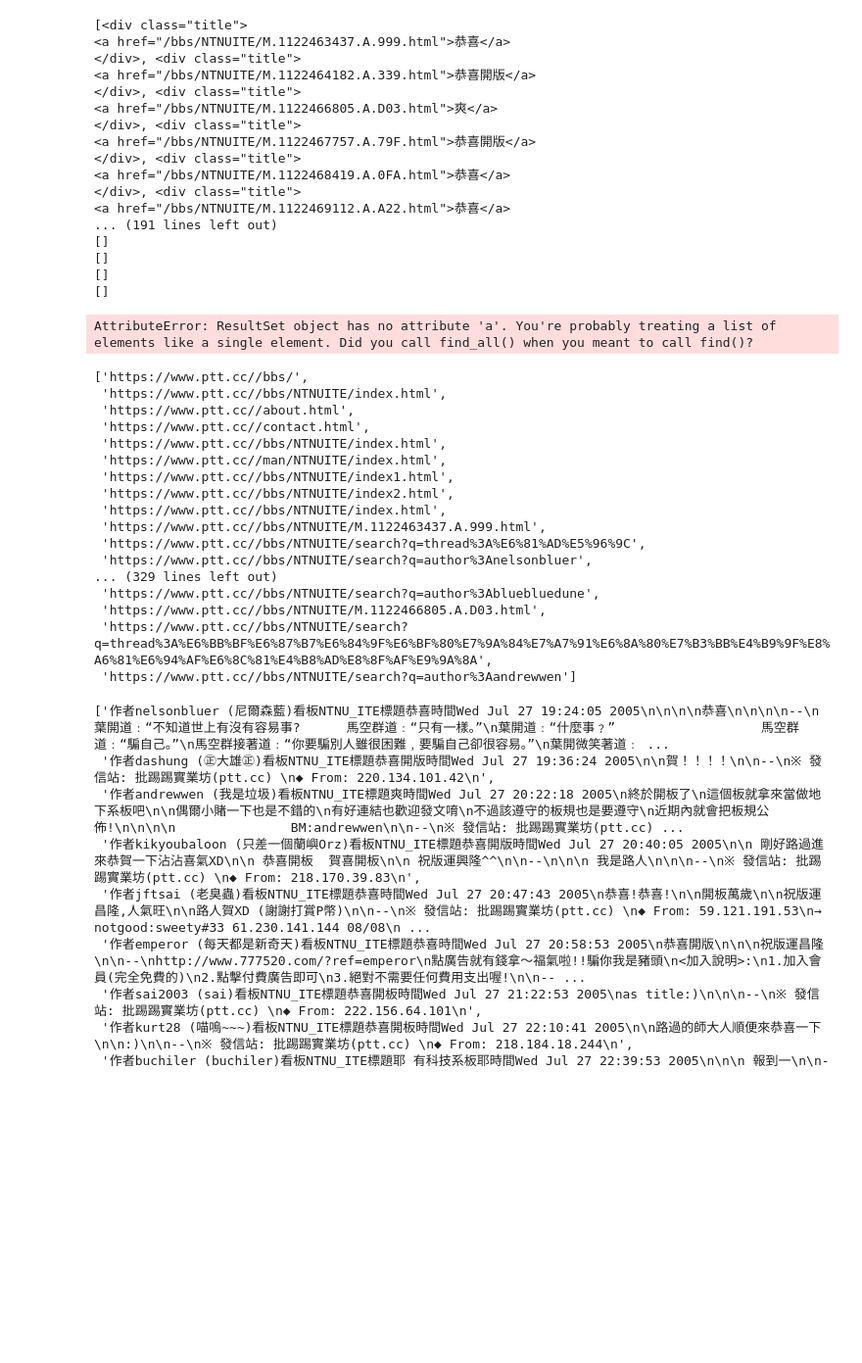
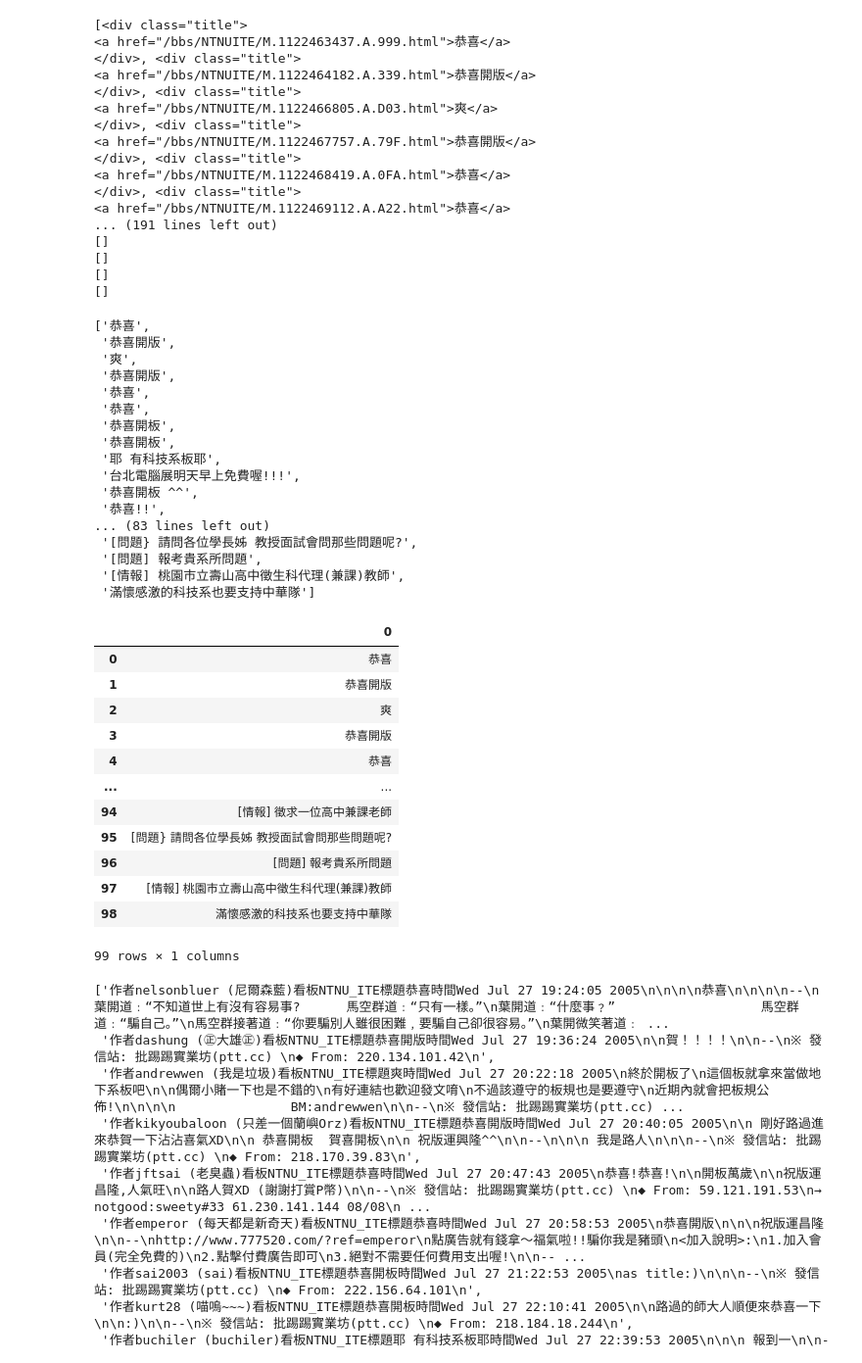
Before and after one commit to 41071223H/111-2PL-Repo, a Jupyter notebook: HW3.ipynb, the cells around one changed output. Shown at 98% size. Drawn from its saved outputs; the diff is of its cells as text; code cells hidden in the pictures; blank space fills up the shorter version.

```diff
--- a/HW3.ipynb
+++ b/HW3.ipynb
@@ -45,40 +45,50 @@ for page in pages:
 []
 []
 []
-# %%
-pages = range(1,10)
-allurl = list()
-urlfirst = 'https://www.ptt.cc/'
-for page in pages:
-    link = htmlRUL + str(page) + '.html'
-    response = requests.get(link)
-    response.encoding = 'utf-8'
-    soup = BeautifulSoup(response.text,'html.parser')
-    titles = soup.find_all(class_='title')
-    for title in titles:
-        link
-# %% [output]
-AttributeError: ResultSet object has no attribute 'a'. You're probably treating a list of elements like a single element. Did you call find_all() when you meant to call find()?
+# %%
+#找出標題
+for title in titles:
+        link_tag = title.find('a')
+        if link_tag:
+            text = link_tag.text
+            allurl.append(text)
 # %%
 allurl
 # %% [output]
-['https://www.ptt.cc//bbs/',
- 'https://www.ptt.cc//bbs/NTNUITE/index.html',
- 'https://www.ptt.cc//about.html',
- 'https://www.ptt.cc//contact.html',
- 'https://www.ptt.cc//bbs/NTNUITE/index.html',
- 'https://www.ptt.cc//man/NTNUITE/index.html',
- 'https://www.ptt.cc//bbs/NTNUITE/index1.html',
- 'https://www.ptt.cc//bbs/NTNUITE/index2.html',
- 'https://www.ptt.cc//bbs/NTNUITE/index.html',
- 'https://www.ptt.cc//bbs/NTNUITE/M.1122463437.A.999.html',
- 'https://www.ptt.cc//bbs/NTNUITE/search?q=thread%3A%E6%81%AD%E5%96%9C',
- 'https://www.ptt.cc//bbs/NTNUITE/search?q=author%3Anelsonbluer',
-... (329 lines left out)
- 'https://www.ptt.cc//bbs/NTNUITE/search?q=author%3Abluebluedune',
- 'https://www.ptt.cc//bbs/NTNUITE/M.1122466805.A.D03.html',
- 'https://www.ptt.cc//bbs/NTNUITE/search?q=thread%3A%E6%BB%BF%E6%87%B7%E6%84%9F%E6%BF%80%E7%9A%84%E7%A7%91%E6%8A%80%E7%B3%BB%E4%B9%9F%E8%A6%81%E6%94%AF%E6%8C%81%E4%B8%AD%E8%8F%AF%E9%9A%8A',
- 'https://www.ptt.cc//bbs/NTNUITE/search?q=author%3Aandrewwen']
+['恭喜',
+ '恭喜開版',
+ '爽',
+ '恭喜開版',
+ '恭喜',
+ '恭喜',
+ '恭喜開板',
+ '恭喜開板',
+ '耶 有科技系板耶',
+ '台北電腦展明天早上免費喔!!!',
+ '恭喜開板 ^^',
+ '恭喜!!',
+... (83 lines left out)
+ '[問題} 請問各位學長姊 教授面試會問那些問題呢?',
+ '[問題] 報考貴系所問題',
+ '[情報] 桃園市立壽山高中徵生科代理(兼課)教師',
+ '滿懷感激的科技系也要支持中華隊']
+# %%
+tag = pd.DataFrame(allurl)
+tag
+# %% [output]
+|  | 0 |
+| 0 | 恭喜 |
+| 1 | 恭喜開版 |
+| 2 | 爽 |
+| 3 | 恭喜開版 |
+| 4 | 恭喜 |
+| ... | ... |
+| 94 | [情報] 徵求一位高中兼課老師 |
+| 95 | [問題} 請問各位學長姊 教授面試會問那些問題呢? |
+| 96 | [問題] 報考貴系所問題 |
+| 97 | [情報] 桃園市立壽山高中徵生科代理(兼課)教師 |
+| 98 | 滿懷感激的科技系也要支持中華隊 |
+99 rows × 1 columns
 # %%
 titles = list()
 contents = list()
```
